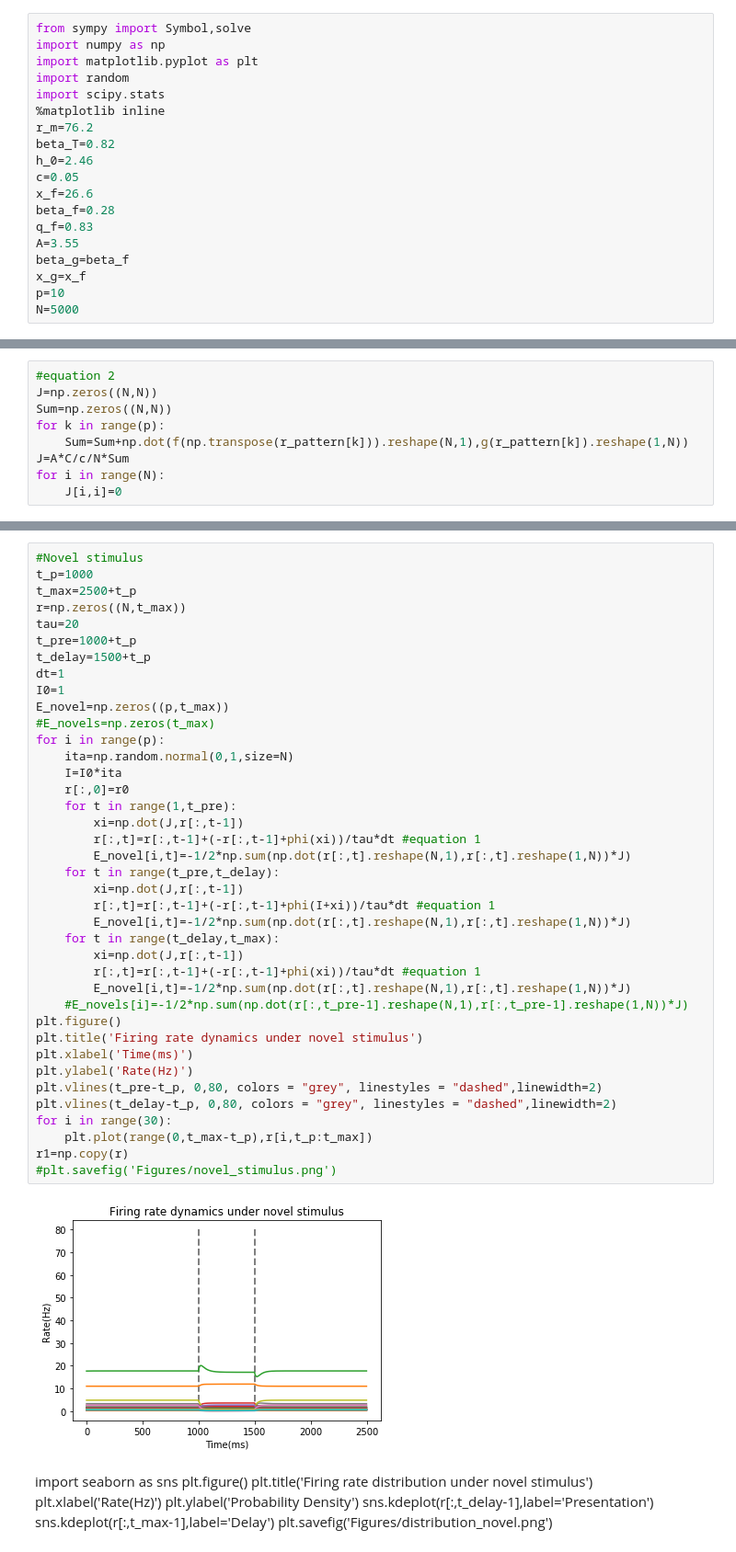
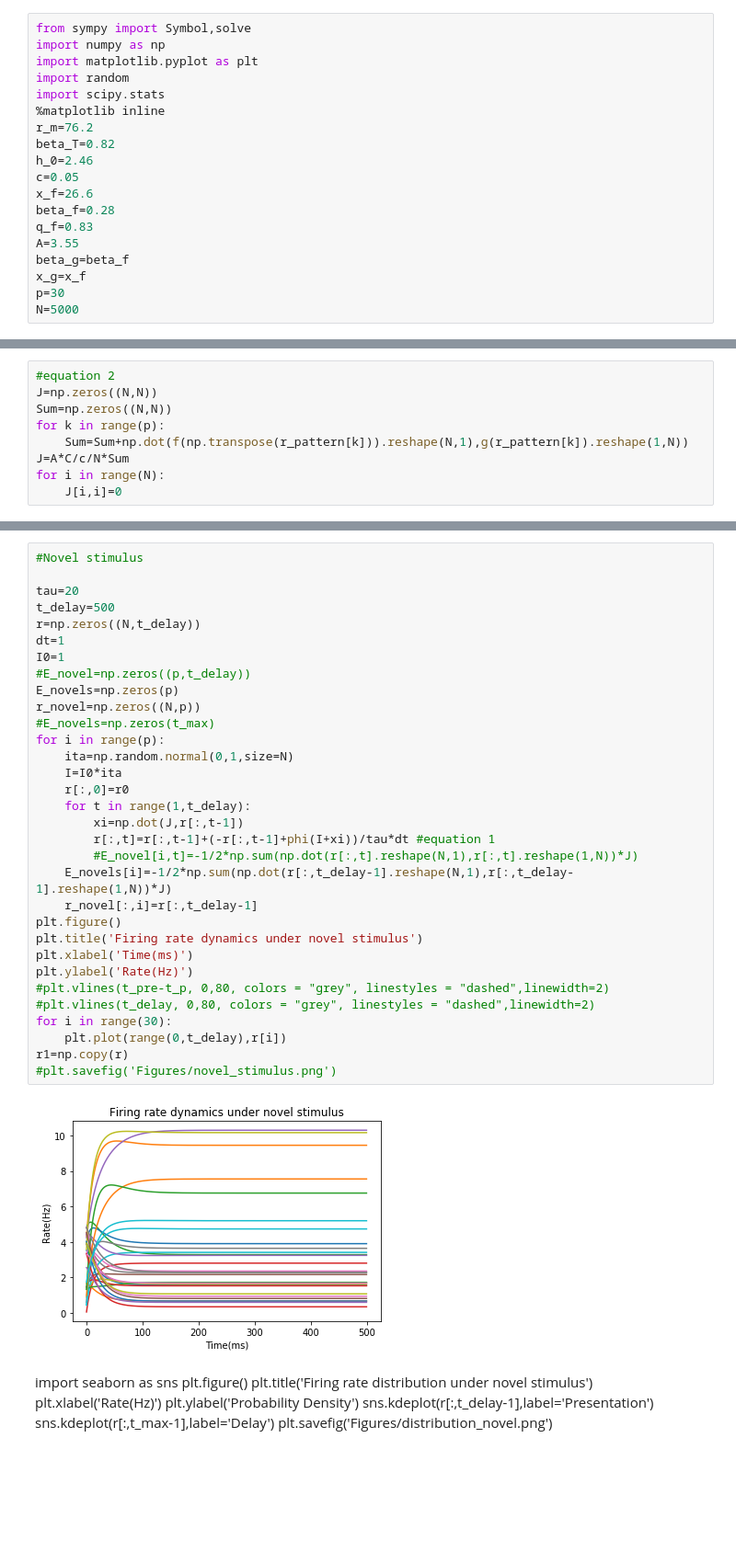
Before and after one commit to xmxhuihui/Final-Project, a Jupyter notebook: Attractor Network Model(Multiple Patterns)-familiarity.ipynb, the cells around one changed output, grey strips where cells are left out. Shown at 92% size. Cells and saved outputs as stored; diff of their text form; blank space fills up the shorter version.

```diff
--- a/Attractor Network Model(Multiple Patterns)-familiarity.ipynb
+++ b/Attractor Network Model(Multiple Patterns)-familiarity.ipynb
@@ -15,7 +15,7 @@ q_f=0.83
 A=3.55
 beta_g=beta_f
 x_g=x_f
-p=10
+p=30
 N=5000
 # %%
 #Firing rate pattern
@@ -83,44 +83,37 @@ print(r0)
 # %%
 #Novel stimulus
-t_p=1000
-t_max=2500+t_p
-r=np.zeros((N,t_max))
+
 tau=20
-t_pre=1000+t_p
-t_delay=1500+t_p
+t_delay=500
+r=np.zeros((N,t_delay))
 dt=1
 I0=1
-E_novel=np.zeros((p,t_max))
+#E_novel=np.zeros((p,t_delay))
+E_novels=np.zeros(p)
+r_novel=np.zeros((N,p))
 #E_novels=np.zeros(t_max)
 for i in range(p):
     ita=np.random.normal(0,1,size=N)
     I=I0*ita
     r[:,0]=r0
-    for t in range(1,t_pre):
-        xi=np.dot(J,r[:,t-1])
-        r[:,t]=r[:,t-1]+(-r[:,t-1]+phi(xi))/tau*dt #equation 1
-        E_novel[i,t]=-1/2*np.sum(np.dot(r[:,t].reshape(N,1),r[:,t].reshape(1,N))*J)
-    for t in range(t_pre,t_delay):
+    for t in range(1,t_delay):
         xi=np.dot(J,r[:,t-1])
         r[:,t]=r[:,t-1]+(-r[:,t-1]+phi(I+xi))/tau*dt #equation 1
-        E_novel[i,t]=-1/2*np.sum(np.dot(r[:,t].reshape(N,1),r[:,t].reshape(1,N))*J)
-    for t in range(t_delay,t_max):
-        xi=np.dot(J,r[:,t-1])
-        r[:,t]=r[:,t-1]+(-r[:,t-1]+phi(xi))/tau*dt #equation 1
-        E_novel[i,t]=-1/2*np.sum(np.dot(r[:,t].reshape(N,1),r[:,t].reshape(1,N))*J)
-    #E_novels[i]=-1/2*np.sum(np.dot(r[:,t_pre-1].reshape(N,1),r[:,t_pre-1].reshape(1,N))*J)
+        #E_novel[i,t]=-1/2*np.sum(np.dot(r[:,t].reshape(N,1),r[:,t].reshape(1,N))*J)
+    E_novels[i]=-1/2*np.sum(np.dot(r[:,t_delay-1].reshape(N,1),r[:,t_delay-1].reshape(1,N))*J)
+    r_novel[:,i]=r[:,t_delay-1]
 plt.figure()
 plt.title('Firing rate dynamics under novel stimulus')
 plt.xlabel('Time(ms)')
 plt.ylabel('Rate(Hz)')
-plt.vlines(t_pre-t_p, 0,80, colors = "grey", linestyles = "dashed",linewidth=2)
-plt.vlines(t_delay-t_p, 0,80, colors = "grey", linestyles = "dashed",linewidth=2)
+#plt.vlines(t_pre-t_p, 0,80, colors = "grey", linestyles = "dashed",linewidth=2)
+#plt.vlines(t_delay, 0,80, colors = "grey", linestyles = "dashed",linewidth=2)
 for i in range(30):
-    plt.plot(range(0,t_max-t_p),r[i,t_p:t_max])
+    plt.plot(range(0,t_delay),r[i])
 r1=np.copy(r)
 #plt.savefig('Figures/novel_stimulus.png')
 # %% [output]
-[figure, old version]
+[figure, new version]
 # %% [markdown]
 import seaborn as sns
 plt.figure()
```
Also changed, not shown: parts of 14 cells of this notebook, 10 other files.
